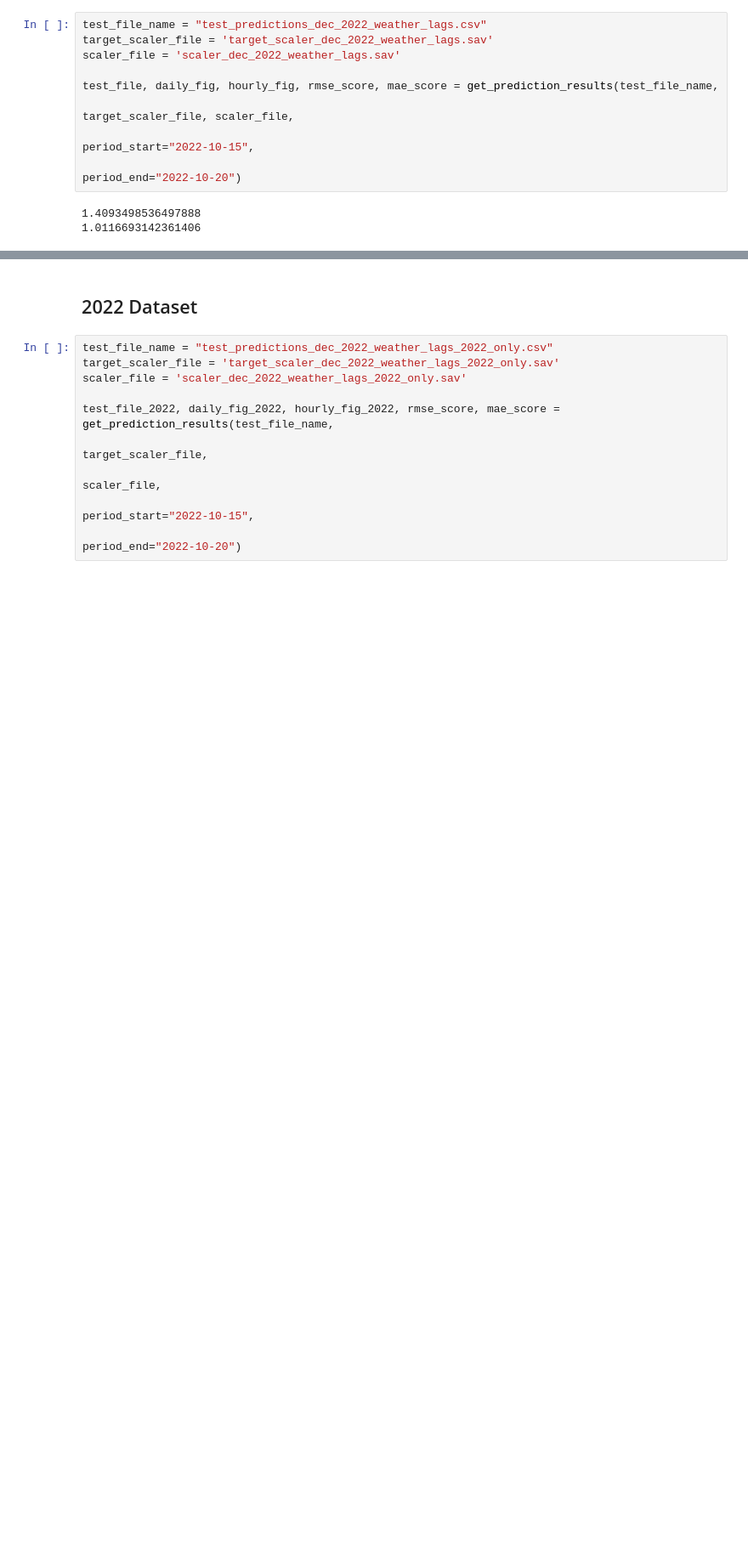
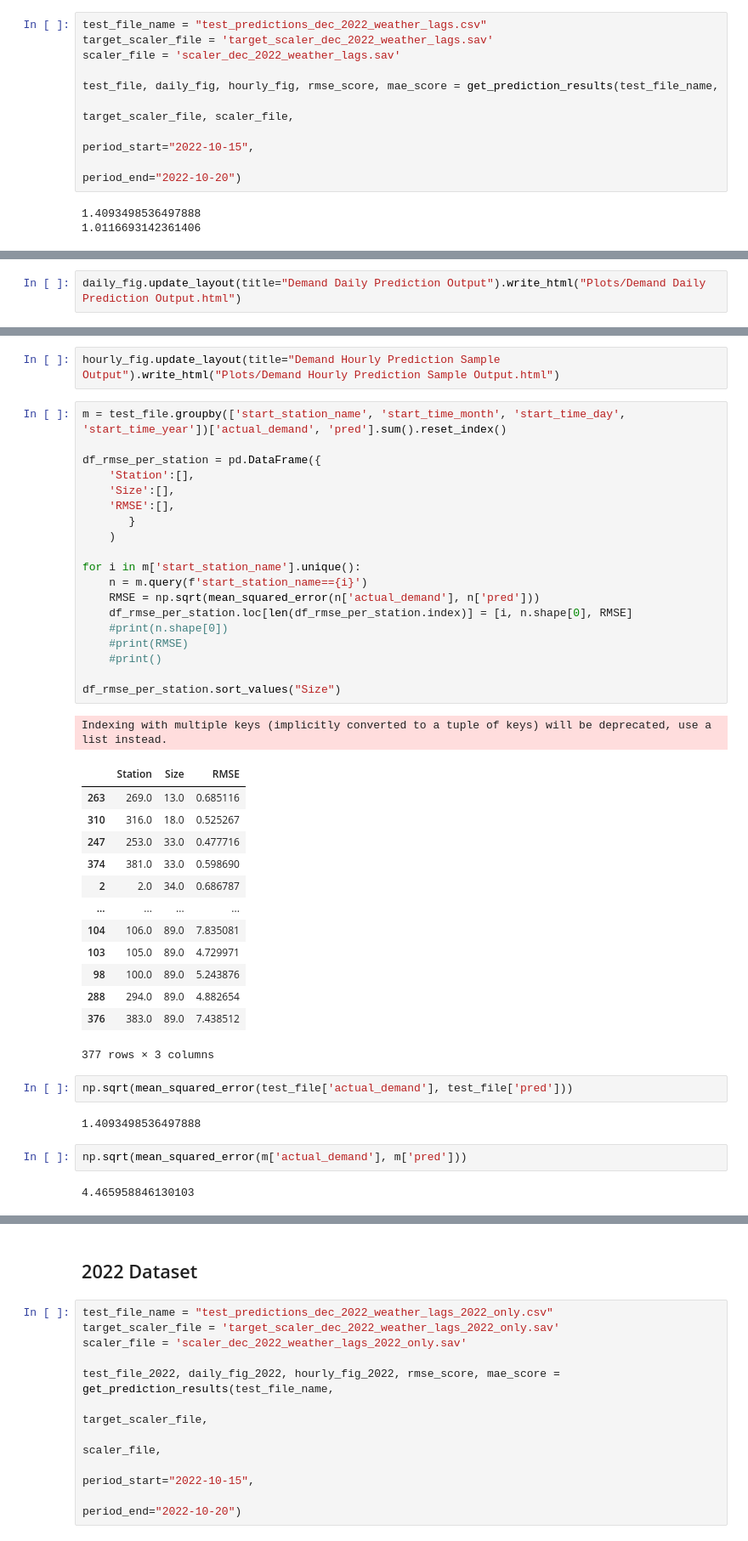
Before and after one commit to AHAMES/bike_sharing_demand_prediction, a Jupyter notebook: 6.display_results.ipynb, the cells around one changed output, grey strips where cells are left out. Shown at 85% size. Drawn from its saved outputs; the diff is of its cells as text; blank space fills up the shorter version.

```diff
--- a/6.display_results.ipynb
+++ b/6.display_results.ipynb
@@ -134,4 +180,50 @@ daily_fig.update_layout(title="Demand Daily Prediction Output")
+# %%
+daily_fig.update_layout(title="Demand Daily Prediction Output").write_html("Plots/Demand Daily Prediction Output.html")
 # %%
 hourly_fig.update_layout(title="Demand Hourly Prediction Sample Output")
 # %% [output]
 [interactive output not drawn]
+# %%
+hourly_fig.update_layout(title="Demand Hourly Prediction Sample Output").write_html("Plots/Demand Hourly Prediction Sample Output.html")
+# %%
+m = test_file.groupby(['start_station_name', 'start_time_month', 'start_time_day', 'start_time_year'])['actual_demand', 'pred'].sum().reset_index()
+
+df_rmse_per_station = pd.DataFrame({
+    'Station':[],
+    'Size':[],
+    'RMSE':[],
+       }
+    )
+
+for i in m['start_station_name'].unique():
+    n = m.query(f'start_station_name=={i}')
+    RMSE = np.sqrt(mean_squared_error(n['actual_demand'], n['pred']))
+    df_rmse_per_station.loc[len(df_rmse_per_station.index)] = [i, n.shape[0], RMSE]
+    #print(n.shape[0])
+    #print(RMSE)
+    #print()
+
+df_rmse_per_station.sort_values("Size")
+# %% [output]
+Indexing with multiple keys (implicitly converted to a tuple of keys) will be deprecated, use a list instead.
+|  | Station | Size | RMSE |
+| 263 | 269.0 | 13.0 | 0.685116 |
+| 310 | 316.0 | 18.0 | 0.525267 |
+| 247 | 253.0 | 33.0 | 0.477716 |
+| 374 | 381.0 | 33.0 | 0.598690 |
+| 2 | 2.0 | 34.0 | 0.686787 |
+| ... | ... | ... | ... |
+| 104 | 106.0 | 89.0 | 7.835081 |
+| 103 | 105.0 | 89.0 | 4.729971 |
+| 98 | 100.0 | 89.0 | 5.243876 |
+| 288 | 294.0 | 89.0 | 4.882654 |
+| 376 | 383.0 | 89.0 | 7.438512 |
+377 rows × 3 columns
+# %%
+np.sqrt(mean_squared_error(test_file['actual_demand'], test_file['pred']))
+# %% [output]
+1.4093498536497888
+# %%
+np.sqrt(mean_squared_error(m['actual_demand'], m['pred']))
+# %% [output]
+4.465958846130103
```
Also changed, not shown: parts of 9 cells of this notebook, 39 other files.
